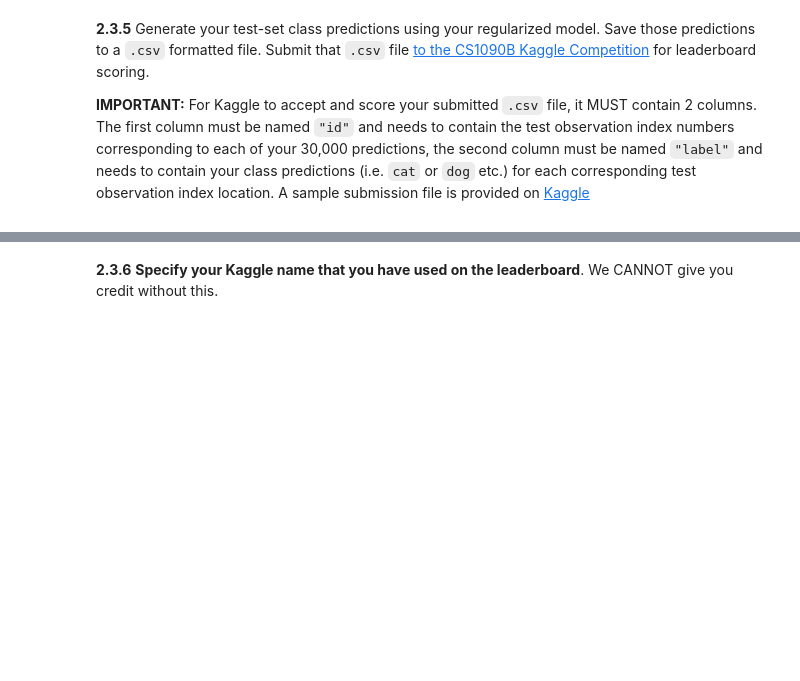
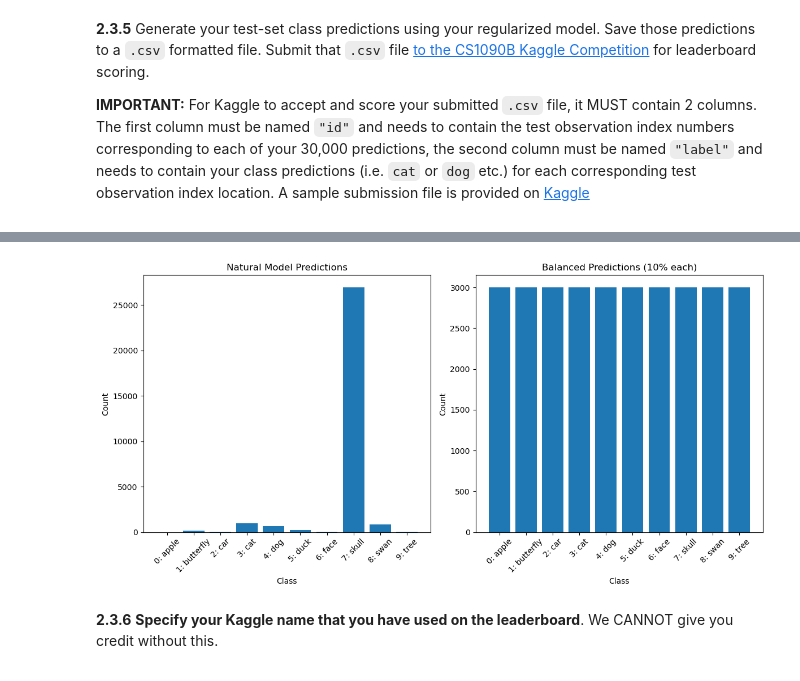
Before and after one commit to fiidalgo/ac209b, a Jupyter notebook: cs1090b_hw2/cs1090b_hw2.ipynb, the cells around one changed output, grey strips where cells are left out. Drawn from its saved outputs; the diff is of its cells as text; code cells hidden in the pictures; blank space fills up the shorter version.

```diff
--- a/cs1090b_hw2/cs1090b_hw2.ipynb
+++ b/cs1090b_hw2/cs1090b_hw2.ipynb
@@ -1432,0 +1638,92 @@ Create an ANN and use it to [compete on Kaggle](#part2kaggle).
+# %%
+# your code here
+# Get raw predictions from the model
+raw_probs = model.predict(X_test)
+natural_preds = np.argmax(raw_probs, axis=1)
+
+# Count natural predictions per class
+natural_counts = np.bincount(natural_preds, minlength=num_classes)
+print("\nNatural prediction distribution:")
+for i in range(num_classes):
+    class_name = class_names[i]
+    count = natural_counts[i]
+    percentage = count / len(natural_preds) * 100
+    print(f"Class {i} ({class_name}): {count} samples ({percentage:.1f}%)")
+
+# Since we know the true distribution is exactly 10% per class,
+# we'll create a final distribution with exactly 3000 samples per class
+samples_per_class = 3000
+
+# Initialize an array to store our final predictions
+final_preds = np.zeros(len(X_test), dtype=int) - 1  # -1 indicates not assigned yet
+
+# For each class
+for class_idx in range(num_classes):
+    # Get probabilities for this class for all samples
+    class_probs = raw_probs[:, class_idx].copy()
+
+    # Set probabilities of already assigned samples to -1
+    class_probs[final_preds >= 0] = -1
+
+    # Get indices of the top samples_per_class samples for this class
+    # that haven't been assigned yet
+    if class_idx < num_classes - 1:
+        # For all classes except the last one, take exactly samples_per_class
+        top_indices = np.argpartition(class_probs, -samples_per_class)[-samples_per_class:]
+    else:
+        # For the last class, take all remaining unassigned samples
+        top_indices = np.where(final_preds < 0)[0]
+
+    # Assign these to the current class
+    final_preds[top_indices] = class_idx
+
+# Verify all samples are assigned
+assert np.all(final_preds >= 0), "Not all samples were assigned a class"
+
+# Verify the distribution
+final_counts = np.bincount(final_preds, minlength=num_classes)
+print("\nFinal balanced prediction distribution:")
+for i in range(num_classes):
+    class_name = class_names[i]
+    count = final_counts[i]
+    percentage = count / len(final_preds) * 100
+    print(f"Class {i} ({class_name}): {count} samples ({percentage:.1f}%)")
+
+# Convert indices to class labels
+inverse_mapping = {i: class_name for i, class_name in enumerate(class_names)}
+y_pred_labels = [inverse_mapping[idx] for idx in final_preds]
+
+# Create submission dataframe
+submission_df = pd.DataFrame({
+    'id': test_ids,
+    'label': y_pred_labels
+})
+
+# Save submission
+submission_path = 'perfect_balanced_submission.csv'
+submission_df.to_csv(submission_path, index=False)
+print(f"\nSubmission saved to {submission_path}")
+
+# Plot comparison of natural vs balanced predictions
+plt.figure(figsize=(12, 6))
+
+# Natural predictions
+plt.subplot(1, 2, 1)
+plt.bar(range(num_classes), natural_counts)
+plt.xticks(range(num_classes), [f"{i}: {inverse_mapping[i]}" for i in range(num_classes)], rotation=45)
+plt.title('Natural Model Predictions')
+plt.xlabel('Class')
+plt.ylabel('Count')
+
+# Balanced predictions
+plt.subplot(1, 2, 2)
+plt.bar(range(num_classes), final_counts)
+plt.xticks(range(num_classes), [f"{i}: {inverse_mapping[i]}" for i in range(num_classes)], rotation=45)
+plt.title('Balanced Predictions (10% each)')
+plt.xlabel('Class')
+plt.ylabel('Count')
+
+plt.tight_layout()
+plt.savefig('natural_vs_balanced.png')
+plt.show()
+# %% [output]
@@ -1433,3 +1747,4 @@ Create an ANN and use it to [compete on Kaggle](#part2kaggle).
+[figure, added]
 # %% [markdown]
 <div class='exercise-r'>
 
```
Also changed, not shown: parts of 14 cells of this notebook, 4 other files.
